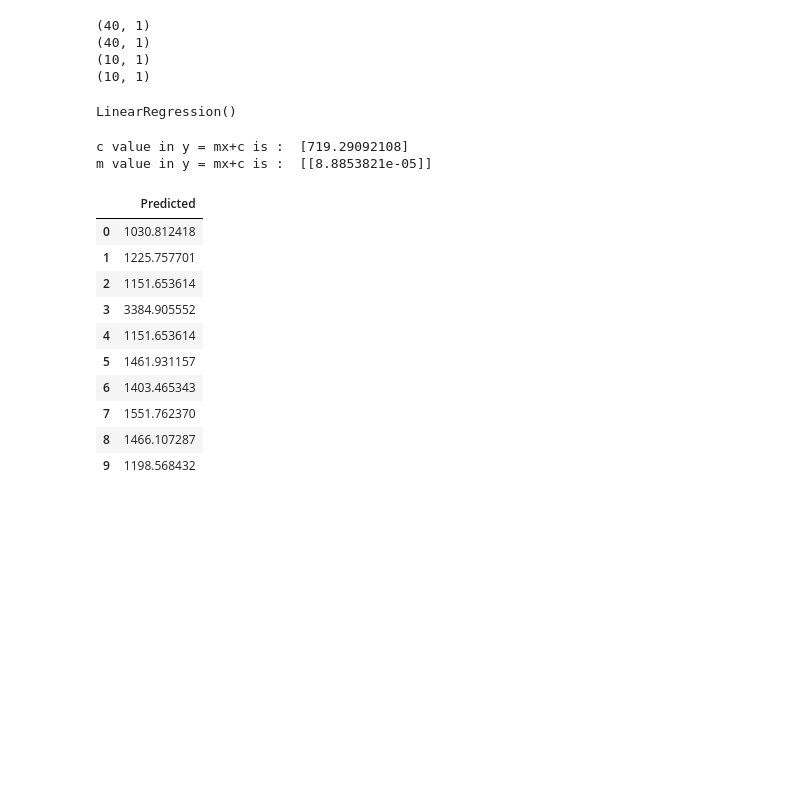
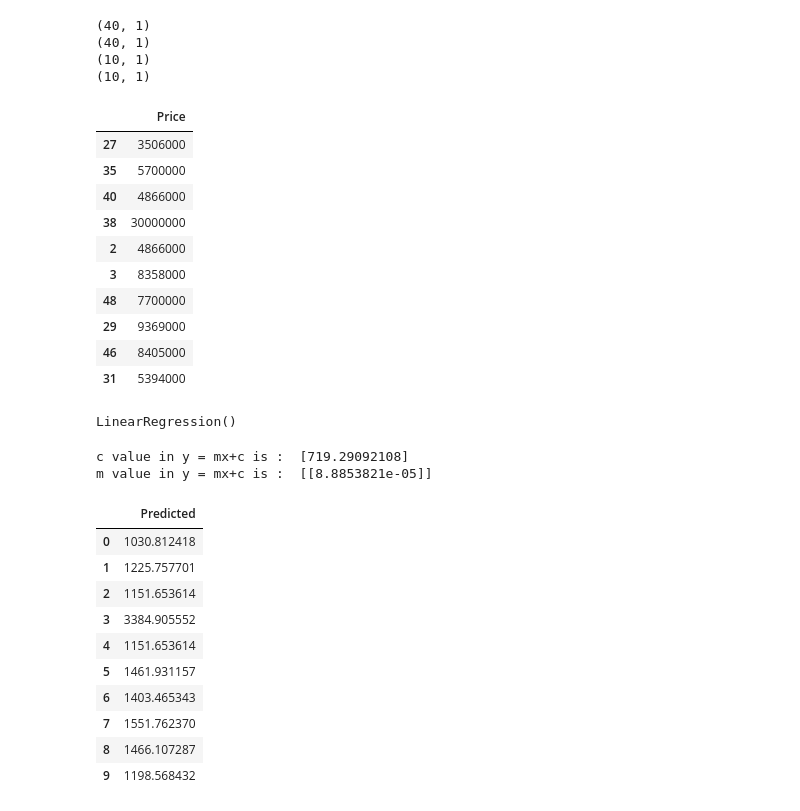
Before and after one commit to karthiksagarN/House-Price-Prediction-, a Jupyter notebook: housepricepred.ipynb, the cells around one changed output. Drawn from its saved outputs; the diff is of its cells as text; code cells hidden in the pictures; blank space fills up the shorter version.

```diff
--- a/housepricepred.ipynb
+++ b/housepricepred.ipynb
@@ -146,6 +166,20 @@ print(Y_test.shape)
 (40, 1)
 (10, 1)
 (10, 1)
+# %%
+X_test
+# %% [output]
+|  | Price |
+| 27 | 3506000 |
+| 35 | 5700000 |
+| 40 | 4866000 |
+| 38 | 30000000 |
+| 2 | 4866000 |
+| 3 | 8358000 |
+| 48 | 7700000 |
+| 29 | 9369000 |
+| 46 | 8405000 |
+| 31 | 5394000 |
 # %%
 from sklearn.linear_model import LinearRegression
 regressor = LinearRegression()
```
Also changed, not shown: parts of 15 cells of this notebook, 2 other files.
